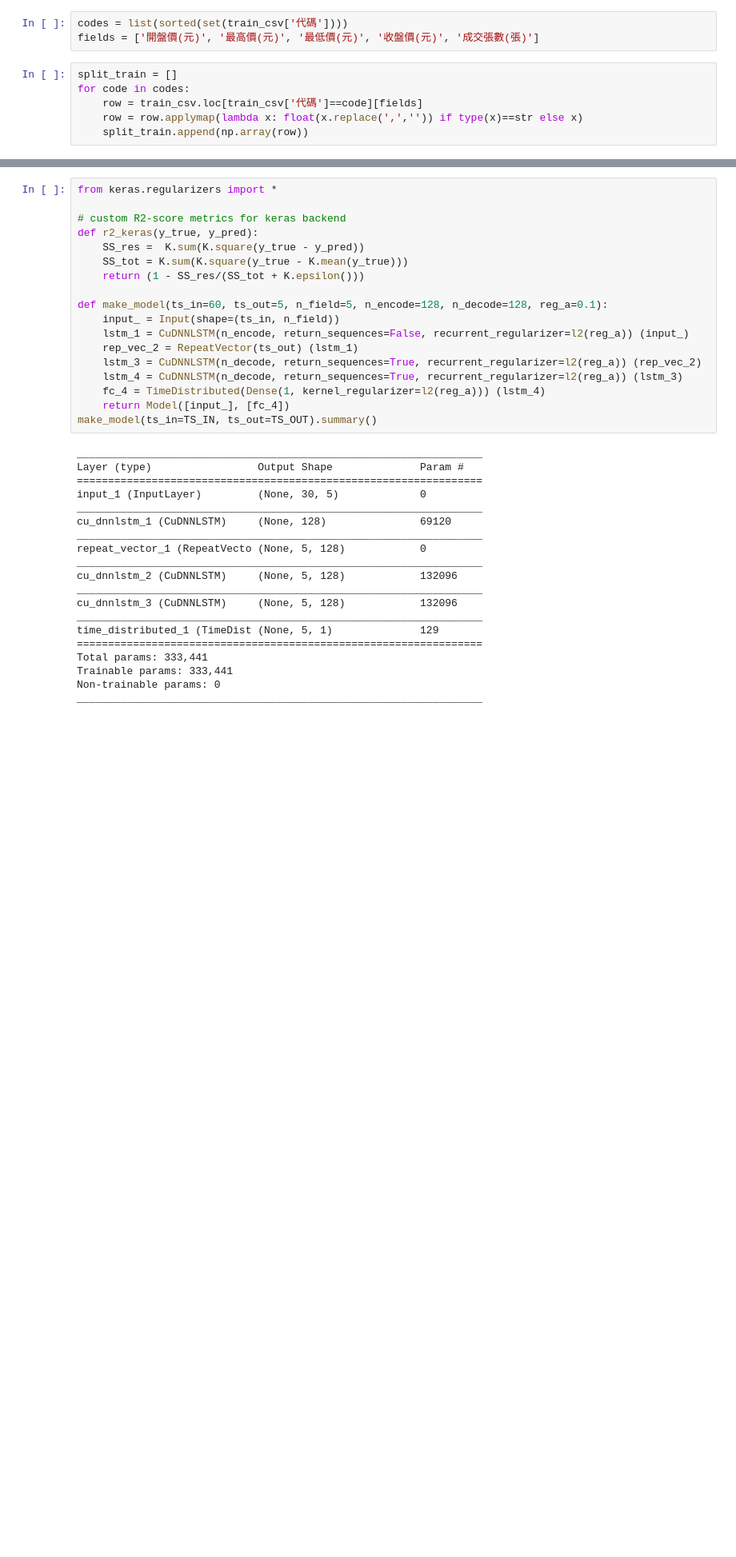
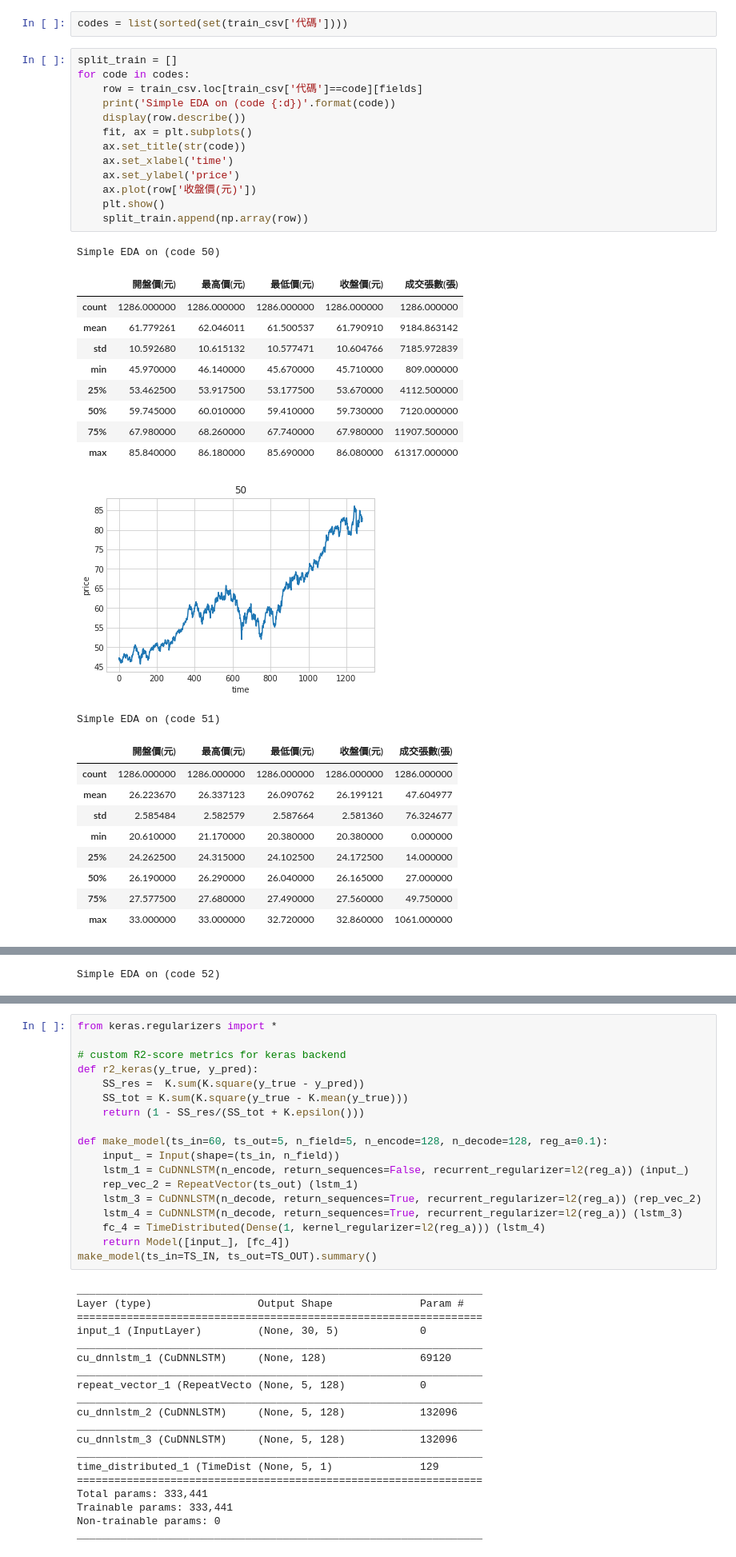
Before and after one commit to peter0749/Tbrain_2018_stock_prediction, a Jupyter notebook: lstm.ipynb, the cells around one changed output, grey strips where cells are left out. Shown at 80% size. Cells and saved outputs as stored; diff of their text form; blank space fills up the shorter version.

```diff
--- a/lstm.ipynb
+++ b/lstm.ipynb
@@ -42,9 +55,37 @@ train_csv.head(n=10)
 # %%
 codes = list(sorted(set(train_csv['代碼'])))
-fields = ['開盤價(元)', '最高價(元)', '最低價(元)', '收盤價(元)', '成交張數(張)']
 # %%
 split_train = []
 for code in codes:
     row = train_csv.loc[train_csv['代碼']==code][fields]
-    row = row.applymap(lambda x: float(x.replace(',','')) if type(x)==str else x)
+    print('Simple EDA on (code {:d})'.format(code))
+    display(row.describe())
+    fit, ax = plt.subplots()
+    ax.set_title(str(code))
+    ax.set_xlabel('time')
+    ax.set_ylabel('price')
+    ax.plot(row['收盤價(元)'])
+    plt.show()
     split_train.append(np.array(row))
+# %% [output]
+Simple EDA on (code 50)
+|  | 開盤價(元) | 最高價(元) | 最低價(元) | 收盤價(元) | 成交張數(張) |
+| count | 1286.000000 | 1286.000000 | 1286.000000 | 1286.000000 | 1286.000000 |
+| mean | 61.779261 | 62.046011 | 61.500537 | 61.790910 | 9184.863142 |
+| std | 10.592680 | 10.615132 | 10.577471 | 10.604766 | 7185.972839 |
+| min | 45.970000 | 46.140000 | 45.670000 | 45.710000 | 809.000000 |
+| 25% | 53.462500 | 53.917500 | 53.177500 | 53.670000 | 4112.500000 |
+| 50% | 59.745000 | 60.010000 | 59.410000 | 59.730000 | 7120.000000 |
+| 75% | 67.980000 | 68.260000 | 67.740000 | 67.980000 | 11907.500000 |
+| max | 85.840000 | 86.180000 | 85.690000 | 86.080000 | 61317.000000 |
+[figure, added]
+Simple EDA on (code 51)
+|  | 開盤價(元) | 最高價(元) | 最低價(元) | 收盤價(元) | 成交張數(張) |
+| count | 1286.000000 | 1286.000000 | 1286.000000 | 1286.000000 | 1286.000000 |
+| mean | 26.223670 | 26.337123 | 26.090762 | 26.199121 | 47.604977 |
+| std | 2.585484 | 2.582579 | 2.587664 | 2.581360 | 76.324677 |
+| min | 20.610000 | 21.170000 | 20.380000 | 20.380000 | 0.000000 |
+| 25% | 24.262500 | 24.315000 | 24.102500 | 24.172500 | 14.000000 |
+| 50% | 26.190000 | 26.290000 | 26.040000 | 26.165000 | 27.000000 |
+| 75% | 27.577500 | 27.680000 | 27.490000 | 27.560000 | 49.750000 |
+| max | 33.000000 | 33.000000 | 32.720000 | 32.860000 | 1061.000000 |
@@ -50,0 +93 @@ for code in codes:
+Simple EDA on (code 52)
```
Also changed, not shown: parts of 11 cells of this notebook.
